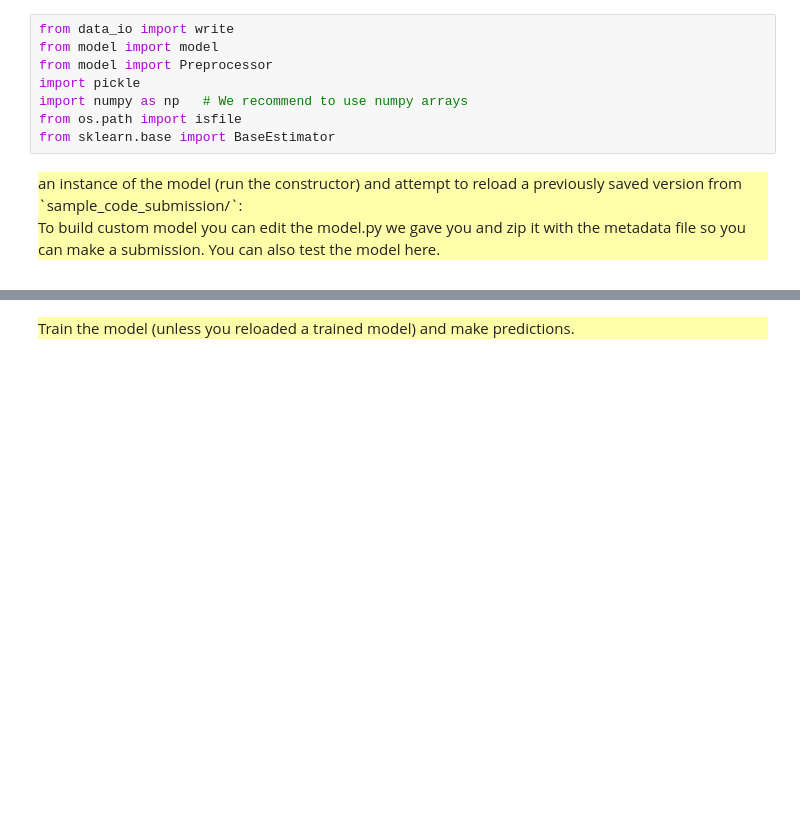
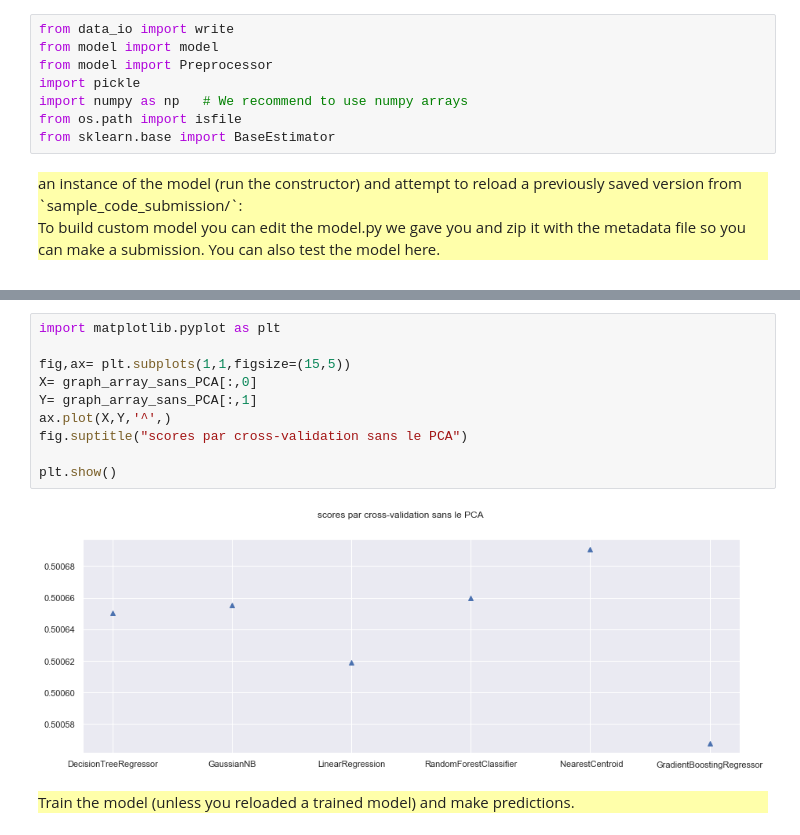
Before and after one commit to survivers-info232/survivers, a Jupyter notebook: survivers/starting_kit/README.ipynb, the cells around one changed output, grey strips where cells are left out. Drawn from its saved outputs; the diff is of its cells as text; blank space fills up the shorter version.

Commit message:
ajout du graph sans pca

```diff
--- a/survivers/starting_kit/README.ipynb
+++ b/survivers/starting_kit/README.ipynb
@@ -310,3 +301,15 @@ print(graph_array)
+# %%
+import matplotlib.pyplot as plt
+
+fig,ax= plt.subplots(1,1,figsize=(15,5))
+X= graph_array_sans_PCA[:,0]
+Y= graph_array_sans_PCA[:,1]
+ax.plot(X,Y,'^',)
+fig.suptitle("scores par cross-validation sans le PCA")
+
+plt.show()
+# %% [output]
+[figure, added]
 # %% [markdown]
 <div style="background:#FFFFAA">
     Train the model (unless you reloaded a trained model) and make predictions.
```
Also changed, not shown: parts of 12 cells of this notebook.
